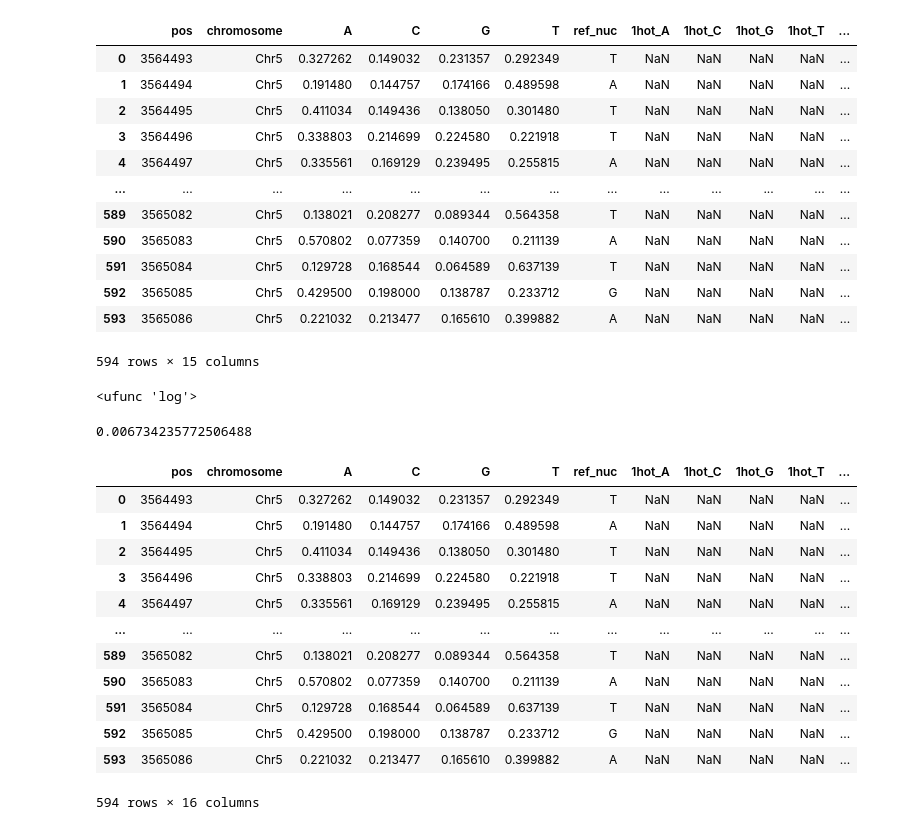
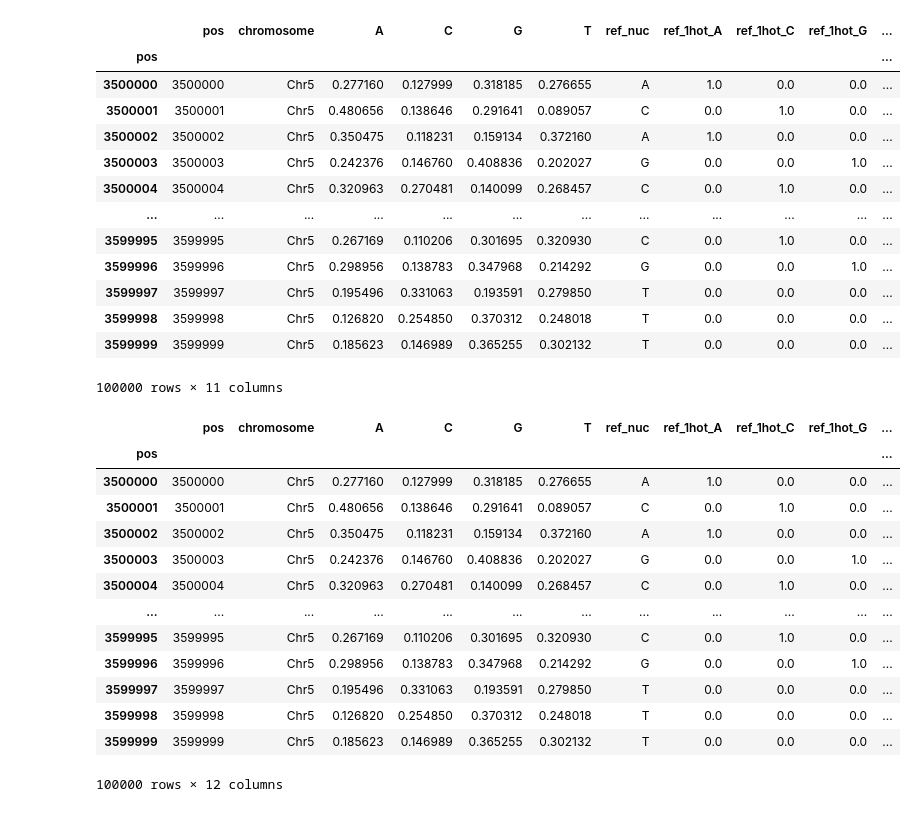
Before and after one commit to songlab-cal/gpn, a Jupyter notebook: plantbert/mlm/plot_perplexity_small_region.ipynb, the cells around one changed output. Cells and saved outputs as stored; diff of their text form; code cells hidden in the pictures.

```diff
--- a/plantbert/mlm/plot_perplexity_small_region.ipynb
+++ b/plantbert/mlm/plot_perplexity_small_region.ipynb
@@ -51,0 +9,12 @@ df
+# %%
+#coordinates = "Chr5:3564493-3565087"
+#coordinates = "Chr5:552887-553012"
+coordinates = "Chr5:3500000-3600000"
+start = int(coordinates.split(":")[1].split("-")[0])
+end = int(coordinates.split(":")[1].split("-")[1])
+
+df = pd.read_parquet(f"logits_{coordinates}.parquet")
+genome = SeqIO.to_dict(SeqIO.parse("../../data/mlm/tair10.fa", "fasta"))
+df["ref_nuc"] = df.apply(lambda row: genome[row.chromosome][row.pos], axis=1)
+df.set_index("pos", inplace=True, drop=False)
+df
@@ -92,49 +78,42 @@ for nucleotide in nucleotides:
     df[f"ref_1hot_{nucleotide}"] = df.apply(lambda row: 1.0 if row.ref_nuc==nucleotide else 0.0, axis=1)
 df
 # %% [output]
-|  | pos | chromosome | A | C | G | T | ref_nuc | 1hot_A | 1hot_C | 1hot_G | 1hot_T | ... |
-| 0 | 3564493 | Chr5 | 0.327262 | 0.149032 | 0.231357 | 0.292349 | T | NaN | NaN | NaN | NaN | ... |
-| 1 | 3564494 | Chr5 | 0.191480 | 0.144757 | 0.174166 | 0.489598 | A | NaN | NaN | NaN | NaN | ... |
-| 2 | 3564495 | Chr5 | 0.411034 | 0.149436 | 0.138050 | 0.301480 | T | NaN | NaN | NaN | NaN | ... |
-| 3 | 3564496 | Chr5 | 0.338803 | 0.214699 | 0.224580 | 0.221918 | T | NaN | NaN | NaN | NaN | ... |
-| 4 | 3564497 | Chr5 | 0.335561 | 0.169129 | 0.239495 | 0.255815 | A | NaN | NaN | NaN | NaN | ... |
-| ... | ... | ... | ... | ... | ... | ... | ... | ... | ... | ... | ... | ... |
-| 589 | 3565082 | Chr5 | 0.138021 | 0.208277 | 0.089344 | 0.564358 | T | NaN | NaN | NaN | NaN | ... |
-| 590 | 3565083 | Chr5 | 0.570802 | 0.077359 | 0.140700 | 0.211139 | A | NaN | NaN | NaN | NaN | ... |
-| 591 | 3565084 | Chr5 | 0.129728 | 0.168544 | 0.064589 | 0.637139 | T | NaN | NaN | NaN | NaN | ... |
-| 592 | 3565085 | Chr5 | 0.429500 | 0.198000 | 0.138787 | 0.233712 | G | NaN | NaN | NaN | NaN | ... |
-| 593 | 3565086 | Chr5 | 0.221032 | 0.213477 | 0.165610 | 0.399882 | A | NaN | NaN | NaN | NaN | ... |
+|  | pos | chromosome | A | C | G | T | ref_nuc | ref_1hot_A | ref_1hot_C | ref_1hot_G | ... |
+| pos |  |  |  |  |  |  |  |  |  |  | ... |
+| 3500000 | 3500000 | Chr5 | 0.277160 | 0.127999 | 0.318185 | 0.276655 | A | 1.0 | 0.0 | 0.0 | ... |
+| 3500001 | 3500001 | Chr5 | 0.480656 | 0.138646 | 0.291641 | 0.089057 | C | 0.0 | 1.0 | 0.0 | ... |
+| 3500002 | 3500002 | Chr5 | 0.350475 | 0.118231 | 0.159134 | 0.372160 | A | 1.0 | 0.0 | 0.0 | ... |
+| 3500003 | 3500003 | Chr5 | 0.242376 | 0.146760 | 0.408836 | 0.202027 | G | 0.0 | 0.0 | 1.0 | ... |
+| 3500004 | 3500004 | Chr5 | 0.320963 | 0.270481 | 0.140099 | 0.268457 | C | 0.0 | 1.0 | 0.0 | ... |
+| ... | ... | ... | ... | ... | ... | ... | ... | ... | ... | ... | ... |
+| 3599995 | 3599995 | Chr5 | 0.267169 | 0.110206 | 0.301695 | 0.320930 | C | 0.0 | 1.0 | 0.0 | ... |
+| 3599996 | 3599996 | Chr5 | 0.298956 | 0.138783 | 0.347968 | 0.214292 | G | 0.0 | 0.0 | 1.0 | ... |
+| 3599997 | 3599997 | Chr5 | 0.195496 | 0.331063 | 0.193591 | 0.279850 | T | 0.0 | 0.0 | 0.0 | ... |
+| 3599998 | 3599998 | Chr5 | 0.126820 | 0.254850 | 0.370312 | 0.248018 | T | 0.0 | 0.0 | 0.0 | ... |
+| 3599999 | 3599999 | Chr5 | 0.185623 | 0.146989 | 0.365255 | 0.302132 | T | 0.0 | 0.0 | 0.0 | ... |
-594 rows × 15 columns
+100000 rows × 11 columns
-# %%
-np.log
-# %% [output]
-<ufunc 'log'>
 # %%
 def cross_entropy(y, y_pre):
-    loss = -np.sum(y*np.log(y_pre))
-    return loss/float(y_pre.shape[0])
+    return -np.sum(y*np.log(y_pre), axis=1)
-# %%
-cross_entropy(np.array([0, 1.0, 0]), np.array([0.01, 0.98, 0.01]))
-# %% [output]
-0.006734235772506488
 # %%
 true_cols = [f"ref_1hot_{nucleotide}" for nucleotide in nucleotides]
 pred_cols = nucleotides
-df["cross_entropy"] = df.apply(lambda row: cross_entropy(row[true_cols].values.astype('float64'), row[pred_cols].values.astype('float64')), axis=1)
+df["cross_entropy"] = cross_entropy(df[true_cols].values, df[pred_cols].values)
 df
 # %% [output]
-|  | pos | chromosome | A | C | G | T | ref_nuc | 1hot_A | 1hot_C | 1hot_G | 1hot_T | ... |
-| 0 | 3564493 | Chr5 | 0.327262 | 0.149032 | 0.231357 | 0.292349 | T | NaN | NaN | NaN | NaN | ... |
-| 1 | 3564494 | Chr5 | 0.191480 | 0.144757 | 0.174166 | 0.489598 | A | NaN | NaN | NaN | NaN | ... |
-| 2 | 3564495 | Chr5 | 0.411034 | 0.149436 | 0.138050 | 0.301480 | T | NaN | NaN | NaN | NaN | ... |
-| 3 | 3564496 | Chr5 | 0.338803 | 0.214699 | 0.224580 | 0.221918 | T | NaN | NaN | NaN | NaN | ... |
-| 4 | 3564497 | Chr5 | 0.335561 | 0.169129 | 0.239495 | 0.255815 | A | NaN | NaN | NaN | NaN | ... |
-| ... | ... | ... | ... | ... | ... | ... | ... | ... | ... | ... | ... | ... |
-| 589 | 3565082 | Chr5 | 0.138021 | 0.208277 | 0.089344 | 0.564358 | T | NaN | NaN | NaN | NaN | ... |
-| 590 | 3565083 | Chr5 | 0.570802 | 0.077359 | 0.140700 | 0.211139 | A | NaN | NaN | NaN | NaN | ... |
-| 591 | 3565084 | Chr5 | 0.129728 | 0.168544 | 0.064589 | 0.637139 | T | NaN | NaN | NaN | NaN | ... |
-| 592 | 3565085 | Chr5 | 0.429500 | 0.198000 | 0.138787 | 0.233712 | G | NaN | NaN | NaN | NaN | ... |
-| 593 | 3565086 | Chr5 | 0.221032 | 0.213477 | 0.165610 | 0.399882 | A | NaN | NaN | NaN | NaN | ... |
+|  | pos | chromosome | A | C | G | T | ref_nuc | ref_1hot_A | ref_1hot_C | ref_1hot_G | ... |
+| pos |  |  |  |  |  |  |  |  |  |  | ... |
+| 3500000 | 3500000 | Chr5 | 0.277160 | 0.127999 | 0.318185 | 0.276655 | A | 1.0 | 0.0 | 0.0 | ... |
+| 3500001 | 3500001 | Chr5 | 0.480656 | 0.138646 | 0.291641 | 0.089057 | C | 0.0 | 1.0 | 0.0 | ... |
+| 3500002 | 3500002 | Chr5 | 0.350475 | 0.118231 | 0.159134 | 0.372160 | A | 1.0 | 0.0 | 0.0 | ... |
+| 3500003 | 3500003 | Chr5 | 0.242376 | 0.146760 | 0.408836 | 0.202027 | G | 0.0 | 0.0 | 1.0 | ... |
+| 3500004 | 3500004 | Chr5 | 0.320963 | 0.270481 | 0.140099 | 0.268457 | C | 0.0 | 1.0 | 0.0 | ... |
+| ... | ... | ... | ... | ... | ... | ... | ... | ... | ... | ... | ... |
+| 3599995 | 3599995 | Chr5 | 0.267169 | 0.110206 | 0.301695 | 0.320930 | C | 0.0 | 1.0 | 0.0 | ... |
+| 3599996 | 3599996 | Chr5 | 0.298956 | 0.138783 | 0.347968 | 0.214292 | G | 0.0 | 0.0 | 1.0 | ... |
+| 3599997 | 3599997 | Chr5 | 0.195496 | 0.331063 | 0.193591 | 0.279850 | T | 0.0 | 0.0 | 0.0 | ... |
+| 3599998 | 3599998 | Chr5 | 0.126820 | 0.254850 | 0.370312 | 0.248018 | T | 0.0 | 0.0 | 0.0 | ... |
+| 3599999 | 3599999 | Chr5 | 0.185623 | 0.146989 | 0.365255 | 0.302132 | T | 0.0 | 0.0 | 0.0 | ... |
-594 rows × 16 columns
+100000 rows × 12 columns
 # %%
 df["perplexity"] = np.exp(df.cross_entropy)
```
Also changed, not shown: parts of 18 cells of this notebook, 2 other files.
